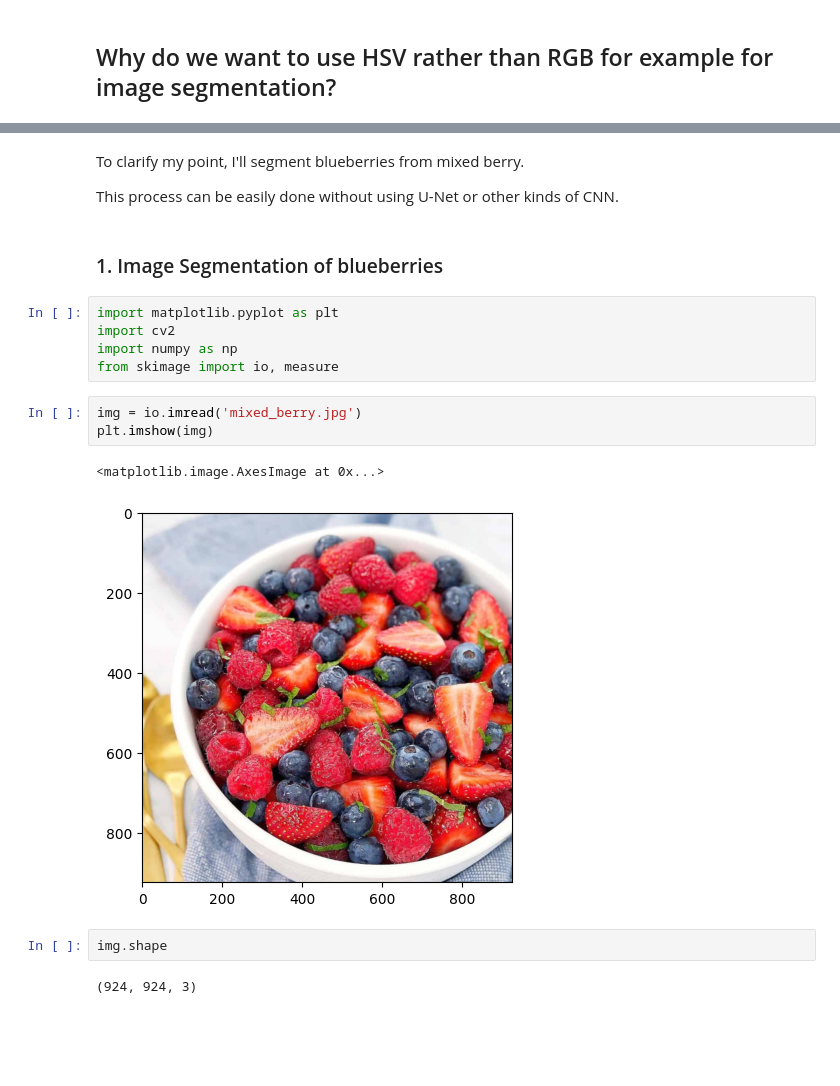
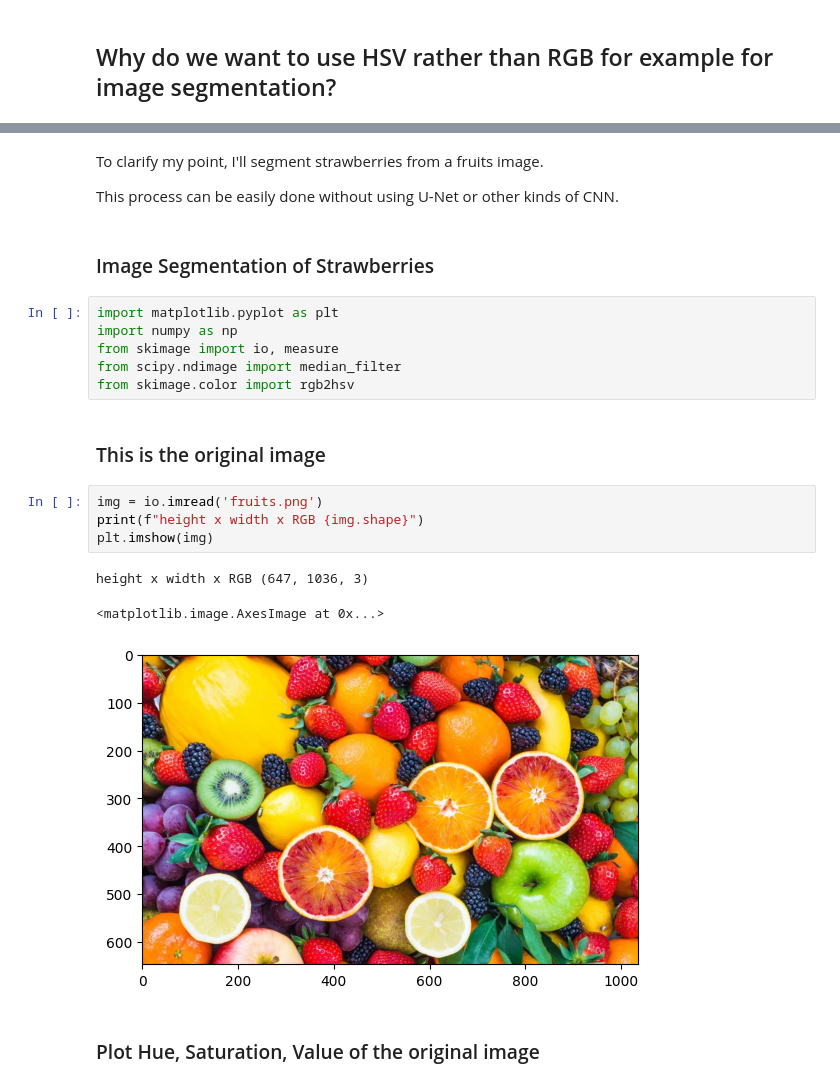
Before and after one commit to emely3h/Geospatial_ML, a Jupyter notebook: experiments/hsv.ipynb, the cells around one changed output, grey strips where cells are left out. Drawn from its saved outputs; the diff is of its cells as text; blank space fills up the shorter version.

Commit message:
feat: Format straberrries segmentation

```diff
--- a/experiments/hsv.ipynb
+++ b/experiments/hsv.ipynb
@@ -22,26 +22,29 @@ Image(filename='../data/hsv.png')
 # %% [output]
 [figure]
 # %% [markdown]
-To clarify my point, I'll segment blueberries from mixed berry.
+To clarify my point, I'll segment strawberries from a fruits image.
 
 This process can be easily done without using U-Net or other kinds of CNN.
 # %% [markdown]
-### 1. Image Segmentation of blueberries
+### Image Segmentation of Strawberries
 # %%
 import matplotlib.pyplot as plt
-import cv2
 import numpy as np
 from skimage import io, measure
+from scipy.ndimage import median_filter
+from skimage.color import rgb2hsv
+# %% [markdown]
+### This is the original image
 # %%
-img = io.imread('mixed_berry.jpg')
+img = io.imread('fruits.png')
+print(f"height x width x RGB {img.shape}")
 plt.imshow(img)
 # %% [output]
-<matplotlib.image.AxesImage at 0x...>
+height x width x RGB (647, 1036, 3)
+<matplotlib.image.AxesImage at 0x...>
-[figure, old version]
+[figure, new version]
-# %%
-img.shape
-# %% [output]
-(924, 924, 3)
+# %% [markdown]
+### Plot Hue, Saturation, Value of the original image
 # %%
 from skimage.color import rgb2hsv
 # show hsv
```
Also changed, not shown: parts of 5 cells of this notebook, 3 other files.
